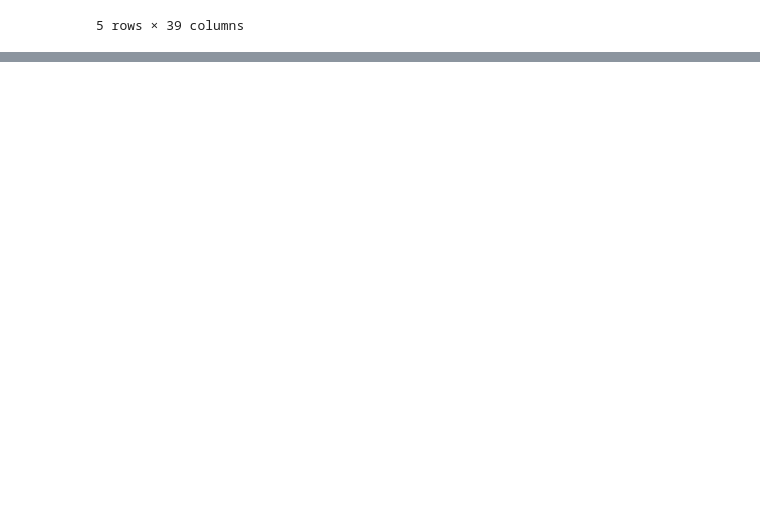
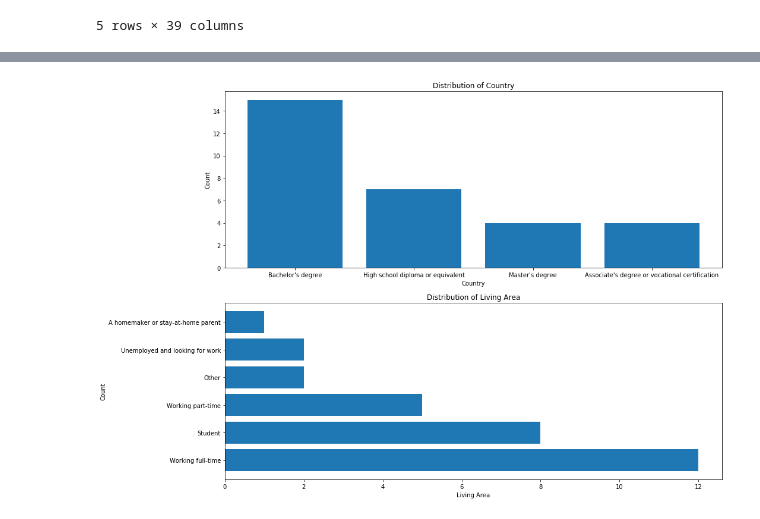
Before and after one commit to iatecookies/BachelorThesis, a Jupyter notebook: analysis.ipynb, the cells around one changed output, grey strips where cells are left out. Saved outputs shown, nothing was run; the diff lists cells and outputs as text; code cells hidden in the pictures; blank space fills up the shorter version.

```diff
--- a/analysis.ipynb
+++ b/analysis.ipynb
@@ -218,0 +271,26 @@ This solver needs samples of at least 2 classes in the data, but the data contai
+# %%
+# Set up the figure with two subplots
+fig, axes = plt.subplots(2, 1, figsize=(15, 12))  # Adjust the figure size if needed
+
+
+# Plot 1: Education Distribution
+gender_counts = df['Q19'].value_counts()
+axes[0].bar(gender_counts.index, gender_counts.values)
+axes[0].set_xlabel('Country')
+axes[0].set_ylabel('Count')
+axes[0].set_title('Distribution of Country')
+
+
+
+# Plot 2: Employment status distrubution
+age_counts = df['Q20'].value_counts()
+axes[1].barh(age_counts.index, age_counts.values)
+axes[1].set_xlabel('Living Area')
+axes[1].set_ylabel('Count')
+axes[1].set_title('Distribution of Living Area')
+
+
+# Show the plot
+plt.show()
+# %% [output]
+[figure, added]
```
Also changed, not shown: parts of 9 cells of this notebook.
